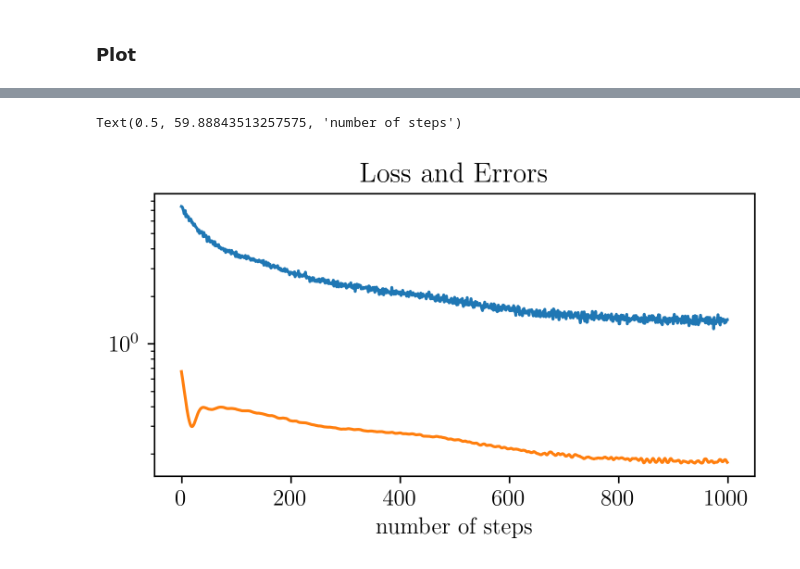
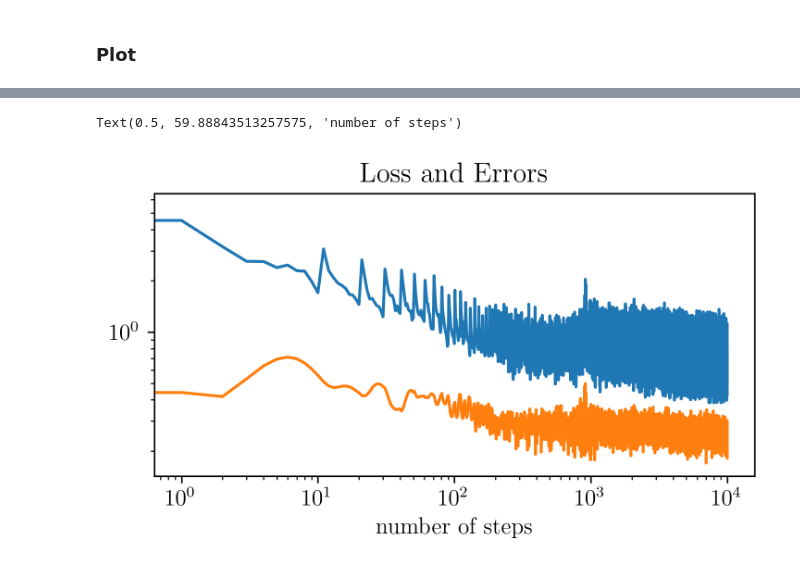
Before and after one commit to mskPark/DRLPDE, a Jupyter notebook: tools/ErrorPlot_JCPexample5.ipynb, the cells around one changed output, grey strips where cells are left out. Saved outputs shown, nothing was run; the diff lists cells and outputs as text; code cells hidden in the pictures.

```diff
--- a/tools/ErrorPlot_JCPexample5.ipynb
+++ b/tools/ErrorPlot_JCPexample5.ipynb
@@ -33,7 +33,7 @@ plt.rcParams['font.size'] = 12
 # %% [markdown]
 ## Error Plot
 # %%
-loadmodel = 'JCP5'
+loadmodel = 'Cavity'
 
 filename = 'Error_Plot_' + loadmodel
 imagesfolder = "images/"
@@ -298,26 +298,26 @@ Final Linf loss = 23.5846
 # %%
 steps = range(int(parameters['trainingsteps']))
 L2loss = losses[:,:,0]
 Linfloss = np.sqrt(losses[:,:,1])
 #L2error = np.sqrt(errors[:,:,0])
 #Linferror = np.sqrt(np.amax(errors[:,:,1], axis=1))
 
 fig, ax = plt.subplots(nrows=1, ncols=1, figsize=[6.4, 4])
 
 plt.tight_layout(pad=5.0)
 
 ax.set_title('Loss and Errors')
 
-ax.semilogy(steps, np.sqrt(L2loss[:,0]))
-ax.semilogy(steps, np.sqrt(L2loss[:,1]))
+ax.loglog(steps, np.sqrt(L2loss[:,0]))
+ax.loglog(steps, np.sqrt(L2loss[:,1]))
 #ax.semilogy(steps, np.sqrt(Linfloss[:,0]))
 #ax.semilogy(steps, L2error[:,0])
 #ax.semilogy(steps, Linferror)
 #ax.legend(['Interior L2 loss', 'Interior Linf loss', 'Interior L2 error', 'Interior Linf error'])
 ax.set_xlabel('number of steps')
 
 #ax[1].set_title('Comparing L2 loss and L2 error')
 #ax[1].semilogy(steps, np.abs( 5.1148*L2loss - L2error) )
 # %% [output]
 Text(0.5, 59.88843513257575, 'number of steps')
-[figure, old version]
+[figure, new version]
```
Also changed, not shown: parts of 3 cells of this notebook, 15 other files.
